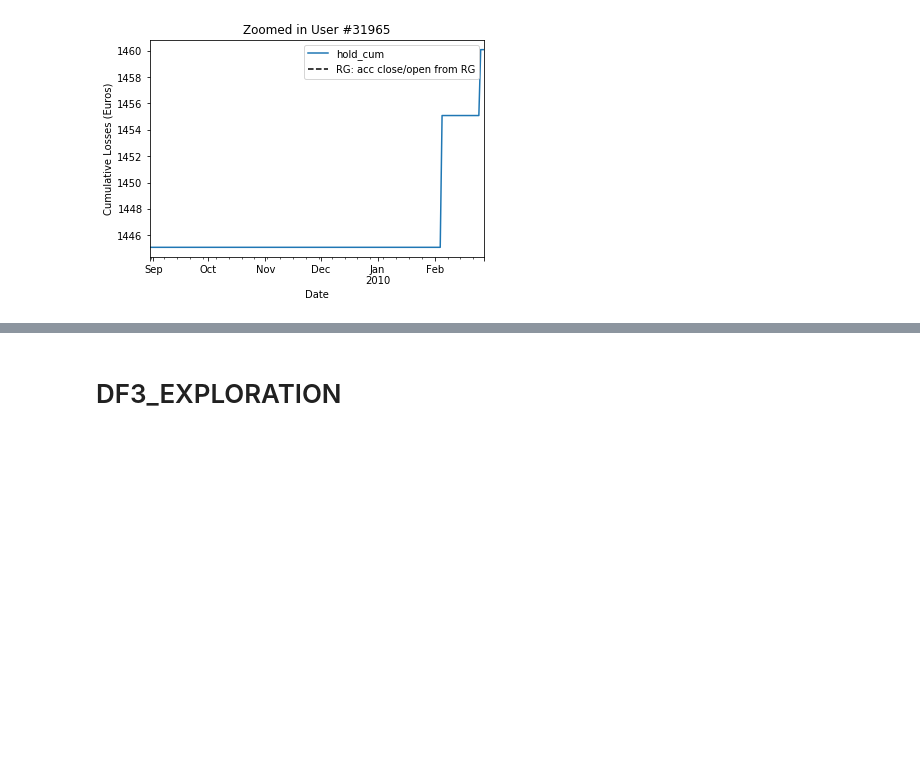
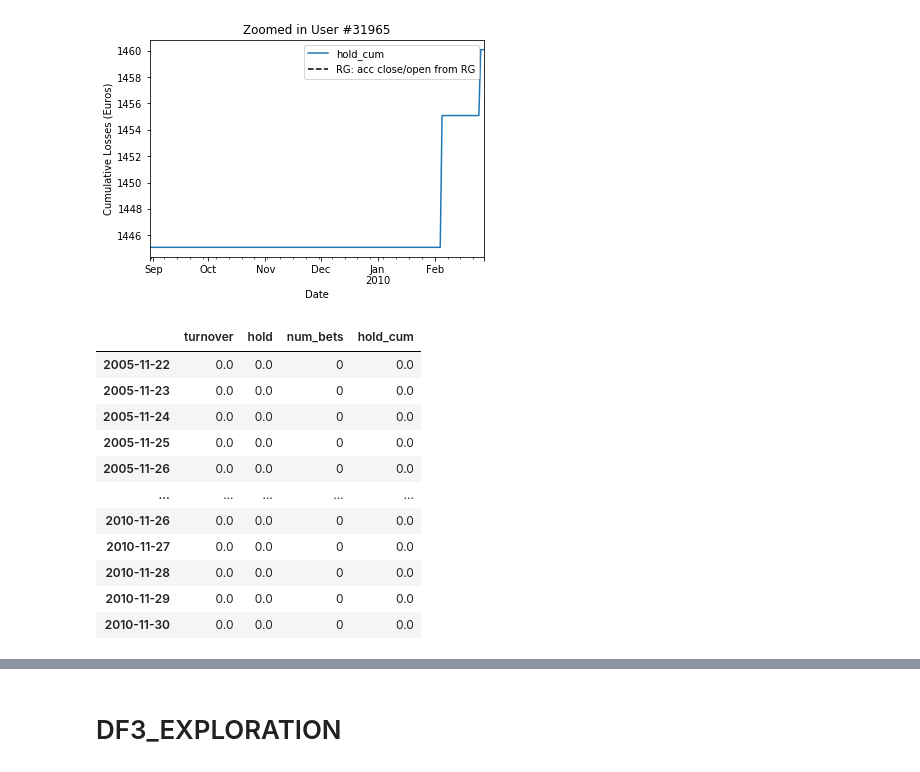
Before and after one commit to alro5921/problem-gambling-study, a Jupyter notebook: notebooks/Cleaning.ipynb, the cells around one changed output, grey strips where cells are left out. Saved outputs shown, nothing was run; the diff lists cells and outputs as text; code cells hidden in the pictures; blank space fills up the shorter version.

```diff
--- a/notebooks/Cleaning.ipynb
+++ b/notebooks/Cleaning.ipynb
@@ -176,12 +198,23 @@ def accum_by_date(gam_data, user_id, product_types = has_hold_data):
 # %%
 user_id = 2169867
 product_types = [10]
 ts = accum_by_date(gam_clean,user_id, product_types)
 ts
 # for product in product_types:
 #     ts_i = make_ts(gam_clean,user_id,product)
 #     ts[f'hold{product}'] = ts_i['hold']
 # ts_acc = accum_by_date(gam_clean,user_id, [1,2,4,8,17])
 # print(ts)
-gam_clean[(gam_clean['product_type'] == 10) & ]
 # %% [output]
+|  | turnover | hold | num_bets | hold_cum |
+| 2005-11-22 | 0.0 | 0.0 | 0 | 0.0 |
+| 2005-11-23 | 0.0 | 0.0 | 0 | 0.0 |
+| 2005-11-24 | 0.0 | 0.0 | 0 | 0.0 |
+| 2005-11-25 | 0.0 | 0.0 | 0 | 0.0 |
+| 2005-11-26 | 0.0 | 0.0 | 0 | 0.0 |
+| ... | ... | ... | ... | ... |
+| 2010-11-26 | 0.0 | 0.0 | 0 | 0.0 |
+| 2010-11-27 | 0.0 | 0.0 | 0 | 0.0 |
+| 2010-11-28 | 0.0 | 0.0 | 0 | 0.0 |
+| 2010-11-29 | 0.0 | 0.0 | 0 | 0.0 |
+| 2010-11-30 | 0.0 | 0.0 | 0 | 0.0 |
```
Also changed, not shown: parts of 10 cells of this notebook, 5 other files.
